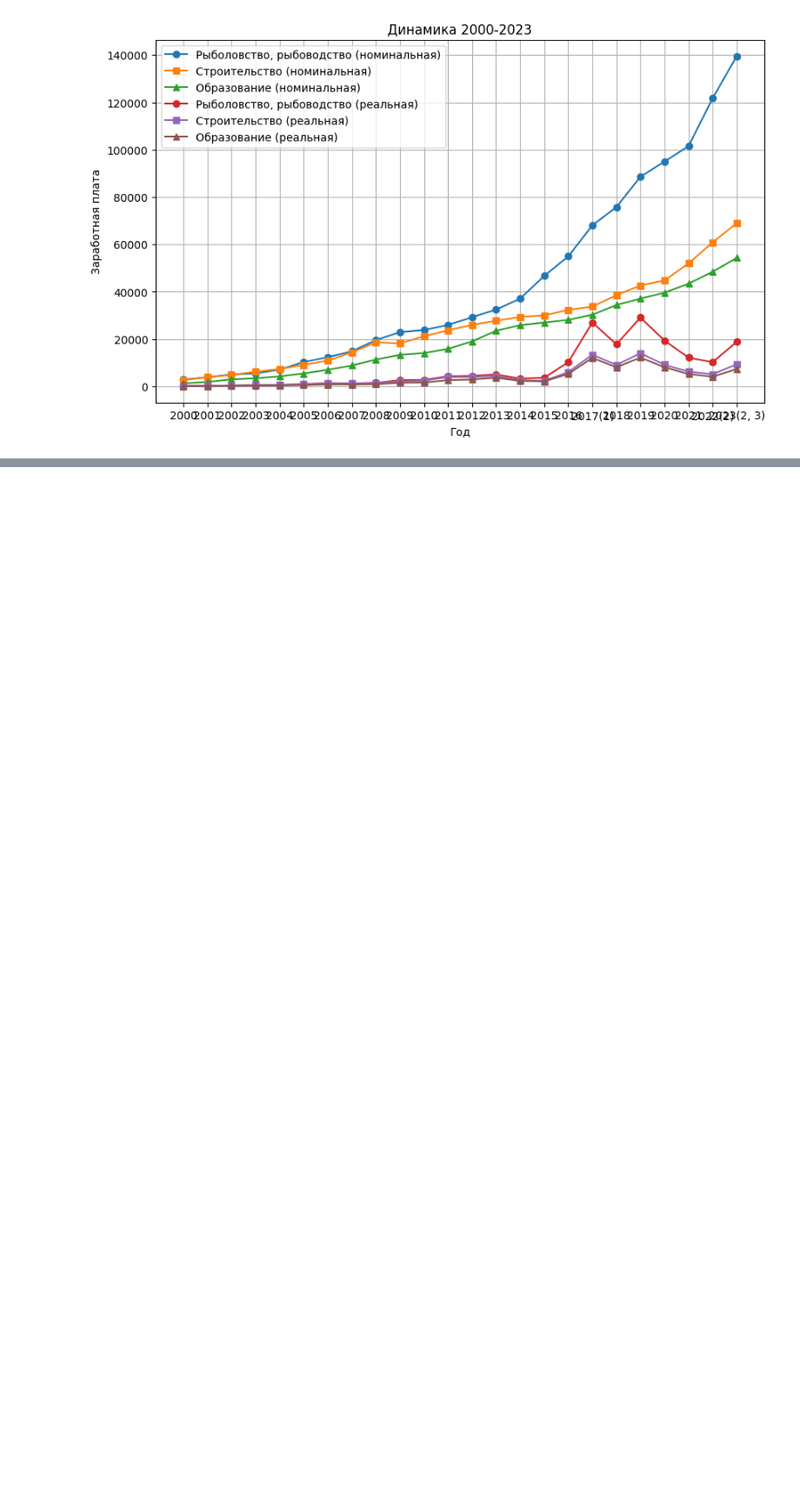
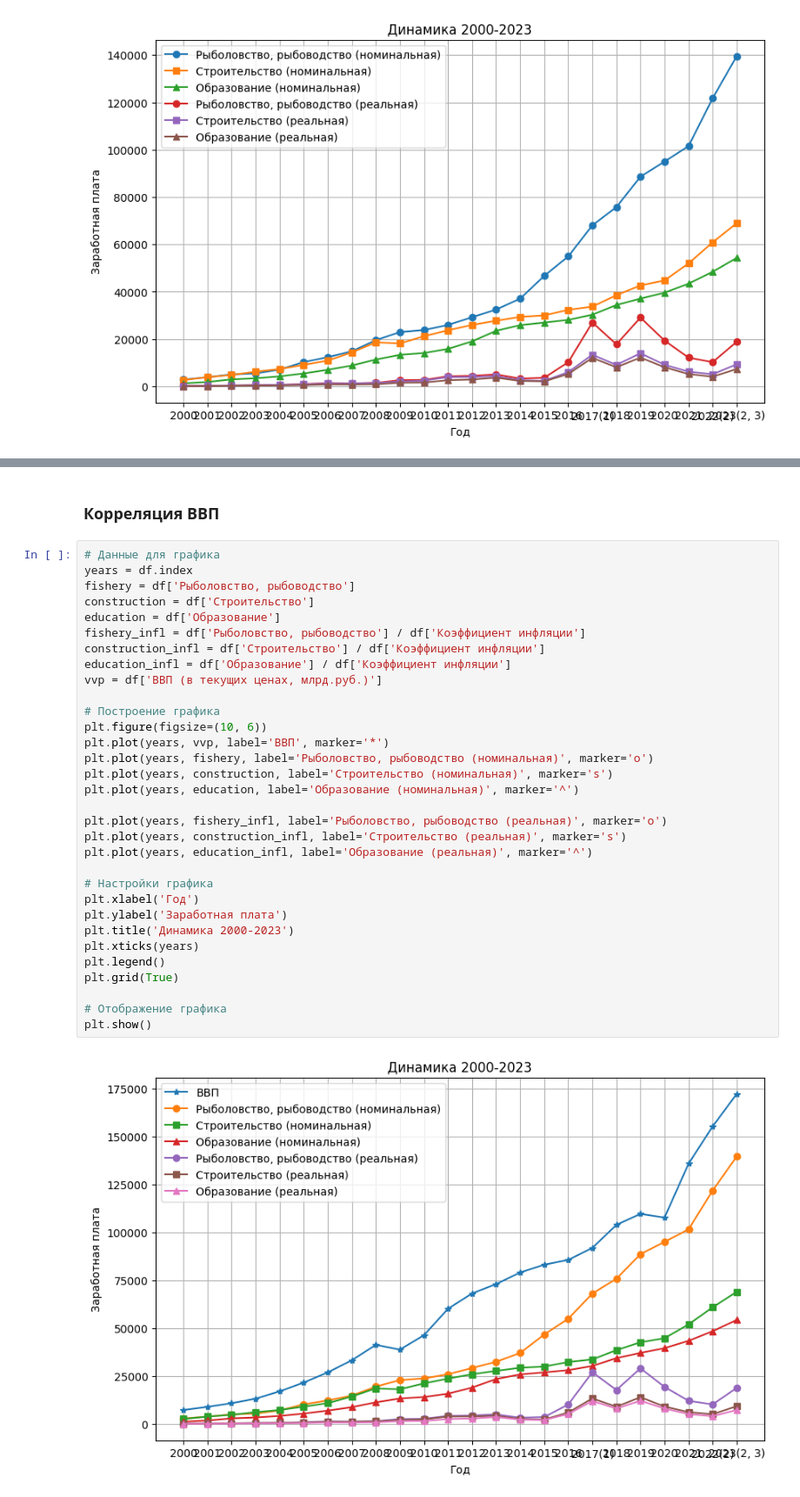
Before and after one commit to Werlor/The-final-project-is-a-start-in-Data-Science, a Jupyter notebook: analytic.ipynb, the cells around one changed output, grey strips where cells are left out. Shown at 87% size. Cells and saved outputs as stored; diff of their text form; blank space fills up the shorter version.

```diff
--- a/analytic.ipynb
+++ b/analytic.ipynb
@@ -177,0 +191,36 @@ plt.show()
+# %% [markdown]
+### Корреляция ВВП
+# %%
+# Данные для графика
+years = df.index
+fishery = df['Рыболовство, рыбоводство']
+construction = df['Строительство']
+education = df['Образование']
+fishery_infl = df['Рыболовство, рыбоводство'] / df['Коэффициент инфляции']
+construction_infl = df['Строительство'] / df['Коэффициент инфляции']
+education_infl = df['Образование'] / df['Коэффициент инфляции']
+vvp = df['ВВП (в текущих ценах, млрд.руб.)']
+
+# Построение графика
+plt.figure(figsize=(10, 6))
+plt.plot(years, vvp, label='ВВП', marker='*')
+plt.plot(years, fishery, label='Рыболовство, рыбоводство (номинальная)', marker='o')
+plt.plot(years, construction, label='Строительство (номинальная)', marker='s')
+plt.plot(years, education, label='Образование (номинальная)', marker='^')
+
+plt.plot(years, fishery_infl, label='Рыболовство, рыбоводство (реальная)', marker='o')
+plt.plot(years, construction_infl, label='Строительство (реальная)', marker='s')
+plt.plot(years, education_infl, label='Образование (реальная)', marker='^')
+
+# Настройки графика
+plt.xlabel('Год')
+plt.ylabel('Заработная плата')
+plt.title('Динамика 2000-2023')
+plt.xticks(years)
+plt.legend()
+plt.grid(True)
+
+# Отображение графика
+plt.show()
+# %% [output]
+[figure, added]
```
Also changed, not shown: parts of 8 cells of this notebook.
